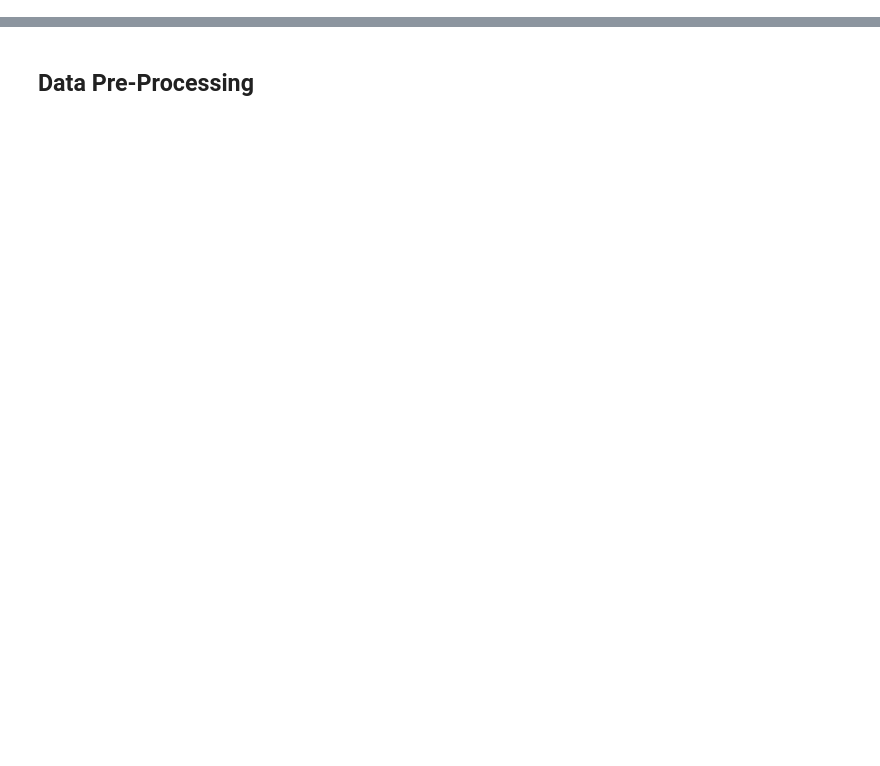
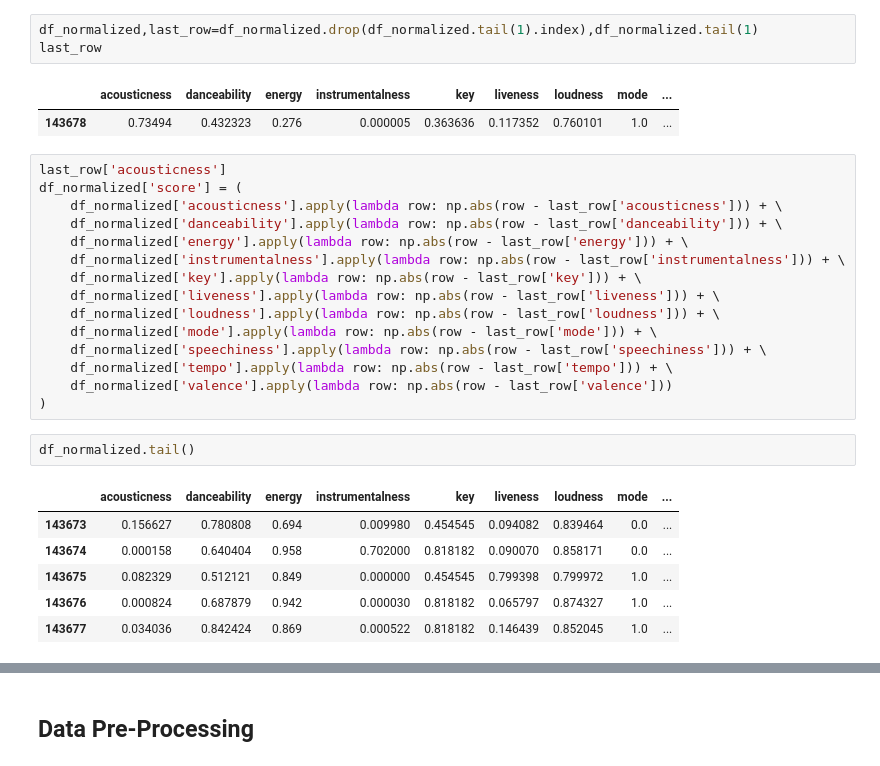
Before and after one commit to AGBarbour/Spotify-Recommendations, a Jupyter notebook: DeepLearning.ipynb, the cells around one changed output, grey strips where cells are left out. Cells and saved outputs as stored; diff of their text form; blank space fills up the shorter version.

```diff
--- a/DeepLearning.ipynb
+++ b/DeepLearning.ipynb
@@ -18,0 +56,30 @@ voice.head()
+# %%
+df_normalized,last_row=df_normalized.drop(df_normalized.tail(1).index),df_normalized.tail(1)
+last_row
+# %% [output]
+|  | acousticness | danceability | energy | instrumentalness | key | liveness | loudness | mode | ... |
+| 143678 | 0.73494 | 0.432323 | 0.276 | 0.000005 | 0.363636 | 0.117352 | 0.760101 | 1.0 | ... |
+# %%
+last_row['acousticness']
+df_normalized['score'] = (
+    df_normalized['acousticness'].apply(lambda row: np.abs(row - last_row['acousticness'])) + \
+    df_normalized['danceability'].apply(lambda row: np.abs(row - last_row['danceability'])) + \
+    df_normalized['energy'].apply(lambda row: np.abs(row - last_row['energy'])) + \
+    df_normalized['instrumentalness'].apply(lambda row: np.abs(row - last_row['instrumentalness'])) + \
+    df_normalized['key'].apply(lambda row: np.abs(row - last_row['key'])) + \
+    df_normalized['liveness'].apply(lambda row: np.abs(row - last_row['liveness'])) + \
+    df_normalized['loudness'].apply(lambda row: np.abs(row - last_row['loudness'])) + \
+    df_normalized['mode'].apply(lambda row: np.abs(row - last_row['mode'])) + \
+    df_normalized['speechiness'].apply(lambda row: np.abs(row - last_row['speechiness'])) + \
+    df_normalized['tempo'].apply(lambda row: np.abs(row - last_row['tempo'])) + \
+    df_normalized['valence'].apply(lambda row: np.abs(row - last_row['valence']))
+)
+# %%
+df_normalized.tail()
+# %% [output]
+|  | acousticness | danceability | energy | instrumentalness | key | liveness | loudness | mode | ... |
+| 143673 | 0.156627 | 0.780808 | 0.694 | 0.009980 | 0.454545 | 0.094082 | 0.839464 | 0.0 | ... |
+| 143674 | 0.000158 | 0.640404 | 0.958 | 0.702000 | 0.818182 | 0.090070 | 0.858171 | 0.0 | ... |
+| 143675 | 0.082329 | 0.512121 | 0.849 | 0.000000 | 0.454545 | 0.799398 | 0.799972 | 1.0 | ... |
+| 143676 | 0.000824 | 0.687879 | 0.942 | 0.000030 | 0.818182 | 0.065797 | 0.874327 | 1.0 | ... |
+| 143677 | 0.034036 | 0.842424 | 0.869 | 0.000522 | 0.818182 | 0.146439 | 0.852045 | 1.0 | ... |
```
Also changed, not shown: parts of 21 cells of this notebook, 3 other files.
